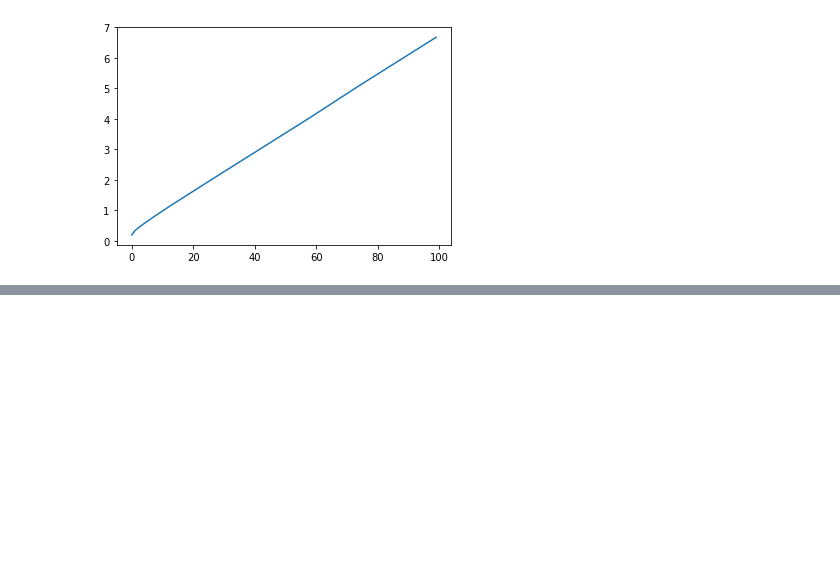
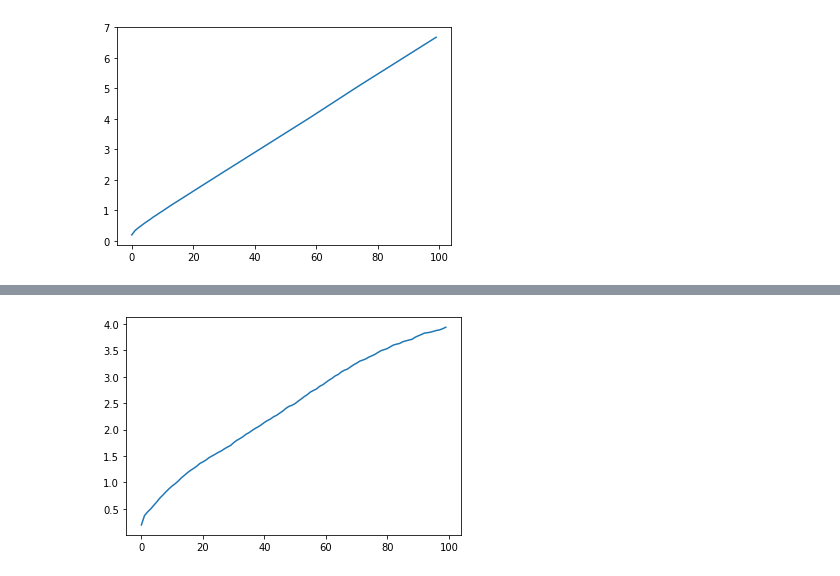
Before and after one commit to Utkarshp1/CS-414-Reinforcement-Learning, a Jupyter notebook: Multi-Armed Bandits/src/Untitled.ipynb, the cells around one changed output, grey strips where cells are left out. Drawn from its saved outputs; the diff is of its cells as text; code cells hidden in the pictures; blank space fills up the shorter version.

```diff
--- a/Multi-Armed Bandits/src/Untitled.ipynb
+++ b/Multi-Armed Bandits/src/Untitled.ipynb
@@ -74,0 +81,6 @@ plt.show()
+# %%
+plt.figure()
+plt.plot(mean_regret)
+plt.show()
+# %% [output]
+[figure, added]
```
Also changed, not shown: parts of 5 cells of this notebook, 8 other files.
